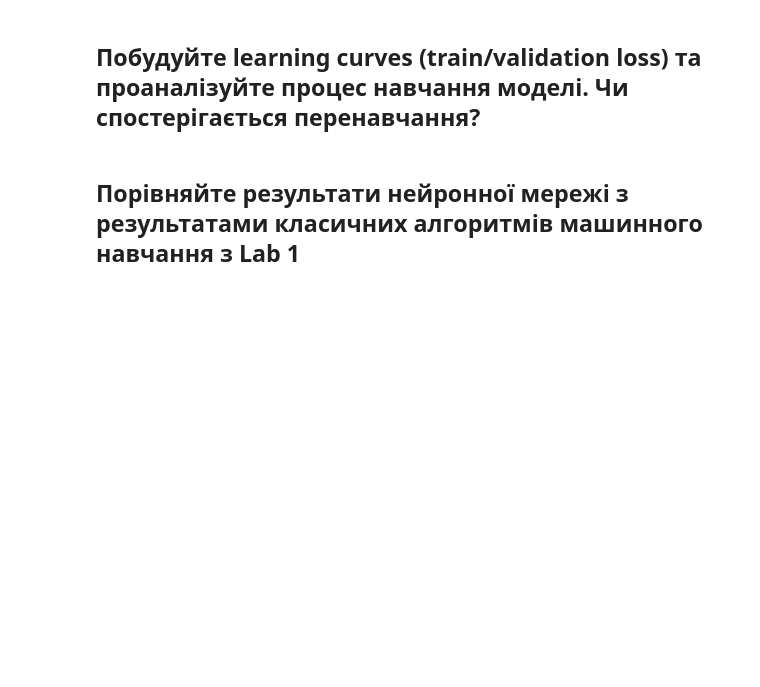
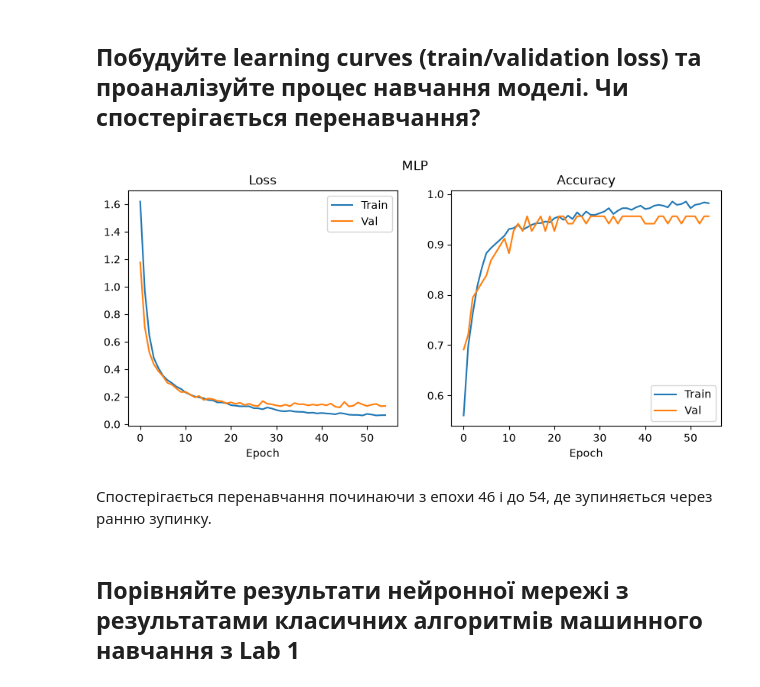
Before and after one commit to KPI-FTI-MMDA-Klymentiev/IntelligentDataAnalysis, a Jupyter notebook: labs/lab3/lab3.ipynb, the cells around one changed output. Cells and saved outputs as stored; diff of their text form; code cells hidden in the pictures; blank space fills up the shorter version.

```diff
--- a/labs/lab3/lab3.ipynb
+++ b/labs/lab3/lab3.ipynb
@@ -128,22 +155,23 @@ X_train_lab_1_scaled.shape, X_test_lab_1_scaled.shape, y_train_lab_1.shape, y_te
 ## Побудуйте повнозв'язану нейронну мережу (MLP) для задачі класифікації
 # %%
 class MLP(nn.Module):
-    def __init__(self):
+    def __init__(self, in_features: int, out_features: int):
         super().__init__()
         self.net = nn.Sequential(
-            nn.Linear(34, 128),
+            nn.Linear(in_features, 128),
             nn.ReLU(),
             nn.Linear(128, 64),
             nn.ReLU(),
-            nn.Linear(64, 10)   # logits
+            nn.Linear(64, out_features)   # logits
         )
 
     def forward(self, x):
-        x = x.reshape(x.size(0), -1)  # [B, 34] -> [B, 34]
-        logits = self.net(x)  # [B, 34] -> [B, 10]
-        return logits  # [B, 10]
+        logits = self.net(x)  # [B, 34] -> [B, 7]
+        return logits  # [B, 7]
 
-model = MLP().to(device)
+in_features = X_train_lab_1_scaled.shape[-1]
+out_features = len(label_encoder_lab_1.classes_)
+model = MLP(in_features, out_features).to(device)
 print(model)
 # %% [output]
 MLP(
@@ -222,4 +288,28 @@ RuntimeError: legacy constructor expects device type: cpu but device type: cuda
 # %% [markdown]
 ## Побудуйте learning curves (train/validation loss) та проаналізуйте процес навчання моделі. Чи спостерігається перенавчання?
+# %%
+def plot_learning_curves(train_loss_history: list[float], train_accuracy_history: list[float], val_loss_history: list[float], val_accuracy_history: list[float], title: str):
+    fig, (ax1, ax2) = plt.subplots(ncols=2, figsize=(10, 4))
+
+    sns.lineplot(train_loss_history, label="Train", ax=ax1)
+    sns.lineplot(val_loss_history, label="Val", ax=ax1)
+
+    sns.lineplot(train_accuracy_history, label="Train", ax=ax2)
+    sns.lineplot(val_accuracy_history, label="Val", ax=ax2)
+
+    ax1.set_title("Loss")
+    ax1.set_xlabel("Epoch")
+
+    ax2.set_title("Accuracy")
+    ax2.set_xlabel("Epoch")
+
+    plt.suptitle(title)
+    plt.show()
+
+plot_learning_curves(train_loss_history, train_accuracy_history, val_loss_history, val_accuracy_history, title="MLP")
+# %% [output]
+[figure, added]
+# %% [markdown]
+Спостерігається перенавчання починаючи з епохи 46 і до 54, де зупиняється через ранню зупинку.
 # %% [markdown]
 ## Порівняйте результати нейронної мережі з результатами класичних алгоритмів машинного навчання з Lab 1
```
Also changed, not shown: parts of 14 cells of this notebook, 1 other file.
